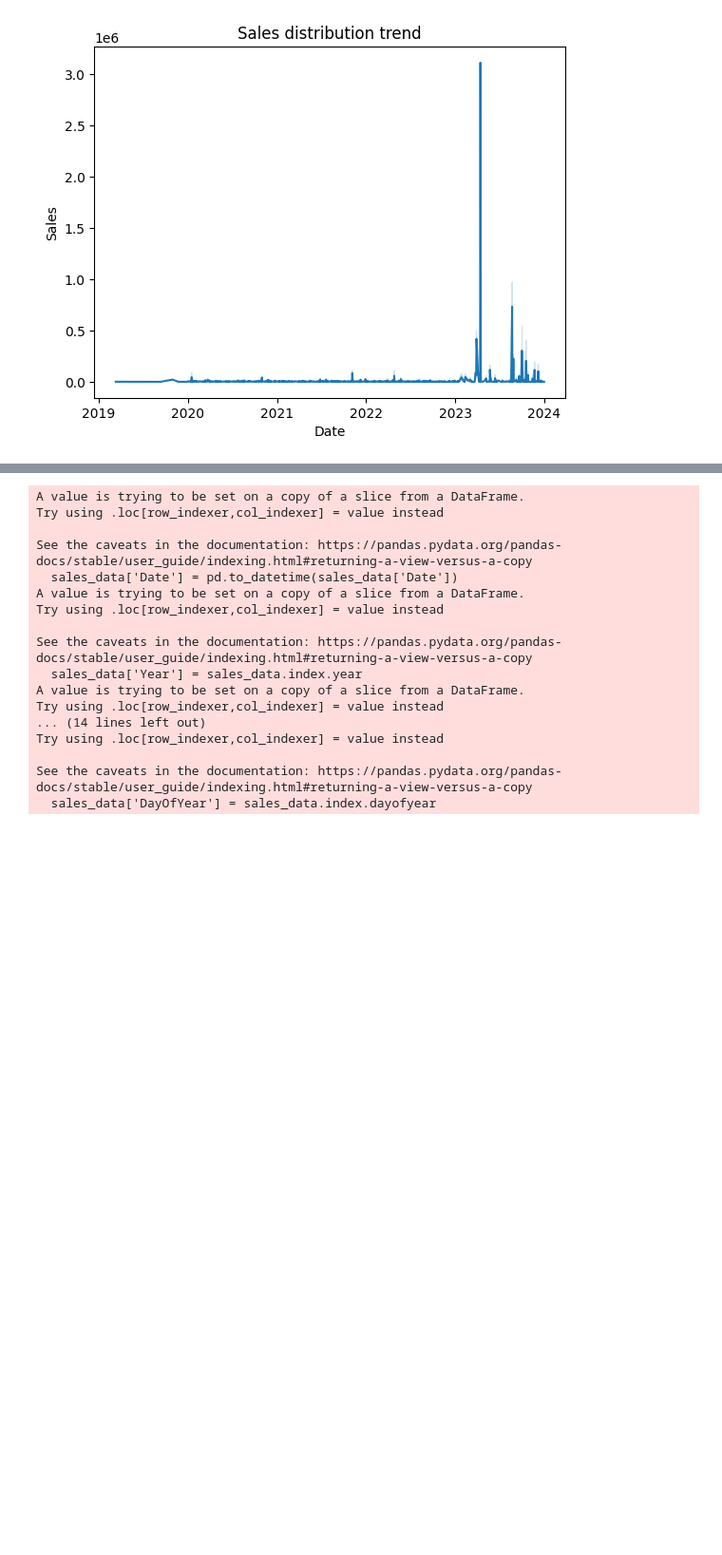
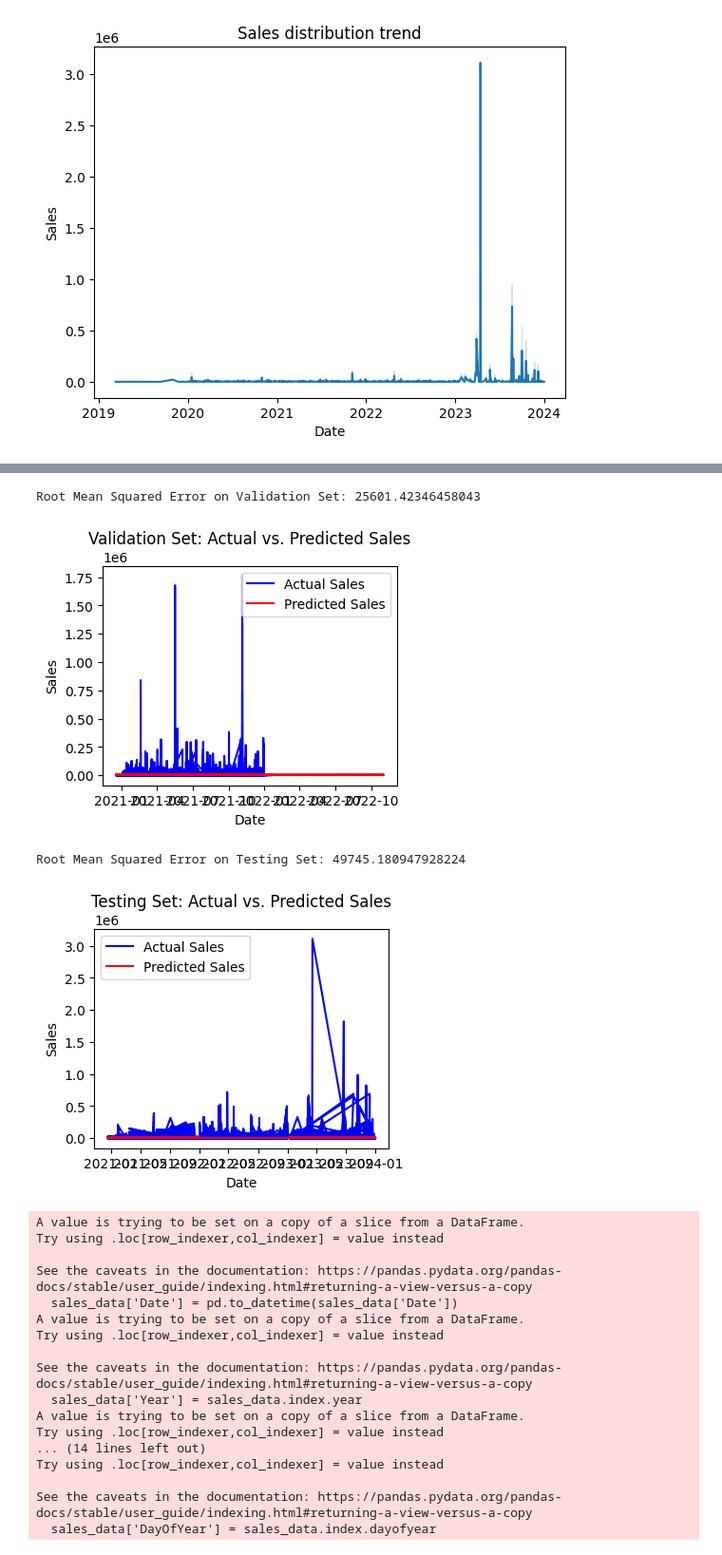
Before and after one commit to Unknown52790/Sales-Prediction, a Jupyter notebook: Sales_Graph.ipynb, the cells around one changed output, grey strips where cells are left out. Shown at 95% size. Cells and saved outputs as stored; diff of their text form; code cells hidden in the pictures; blank space fills up the shorter version.

```diff
--- a/Sales_Graph.ipynb
+++ b/Sales_Graph.ipynb
@@ -189,0 +202,63 @@ Successfully installed klib-1.1.2 screeninfo-0.8.1
+# %%
+from sklearn.model_selection import train_test_split
+from sklearn.linear_model import LinearRegression
+from sklearn.metrics import mean_squared_error
+
+# Load the sales dataset
+sales_data = df[['Date','Sales']]
+
+#according to the correlation matrix the other features seem to not be so relevant
+
+# Preprocess the data
+sales_data['Date'] = pd.to_datetime(sales_data['Date'])
+sales_data.set_index('Date', inplace=True)
+
+# Feature Engineering
+sales_data['Year'] = sales_data.index.year
+sales_data['Month'] = sales_data.index.month
+sales_data['Day'] = sales_data.index.day
+sales_data['DayOfWeek'] = sales_data.index.dayofweek
+sales_data['DayOfYear'] = sales_data.index.dayofyear
+
+# Split the data into training, validation, and testing sets
+X = sales_data[['Year', 'Month', 'Day', 'DayOfWeek', 'DayOfYear']]
+y = sales_data['Sales']
+X_train, X_temp, y_train, y_temp = train_test_split(X, y, test_size=0.4, shuffle=False)
+X_valid, X_test, y_valid, y_test = train_test_split(X_temp, y_temp, test_size=0.5, shuffle=False)
+
+# Train the linear regression model
+model = LinearRegression()
+model.fit(X_train, y_train)
+
+# Validate the model on the validation set
+y_valid_pred = model.predict(X_valid)
+mse_valid = mean_squared_error(y_valid, y_valid_pred)
+rmse_valid = np.sqrt(mse_valid)
+print(f"Root Mean Squared Error on Validation Set: {rmse_valid}")
+
+# Plot predicted sales vs. actual sales for validation set
+plt.figure(figsize=(4, 3))
+plt.plot(X_valid.index, y_valid, label='Actual Sales', color='blue')
+plt.plot(X_valid.index, y_valid_pred, label='Predicted Sales', color='red')
+plt.title('Validation Set: Actual vs. Predicted Sales')
+plt.xlabel('Date')
+plt.ylabel('Sales')
+plt.legend()
+plt.show()
+
+# Evaluate the model on the testing set
+y_test_pred = model.predict(X_test)
+mse_test = mean_squared_error(y_test, y_test_pred)
+rmse_test = np.sqrt(mse_test)
+print(f"Root Mean Squared Error on Testing Set: {rmse_test}")
+
+# Plot predicted sales vs. actual sales for testing set
+plt.figure(figsize=(4, 3))
+plt.plot(X_test.index, y_test, label='Actual Sales', color='blue')
+plt.plot(X_test.index, y_test_pred, label='Predicted Sales', color='red')
+plt.title('Testing Set: Actual vs. Predicted Sales')
+plt.xlabel('Date')
+plt.ylabel('Sales')
+plt.legend()
+plt.show()
+# %% [output]
@@ -190,3 +282,7 @@ Successfully installed klib-1.1.2 screeninfo-0.8.1
+Root Mean Squared Error on Validation Set: 25601.42346458043
+[figure, added]
+Root Mean Squared Error on Testing Set: 49745.180947928224
+[figure, added]
 # %%
 from sklearn.model_selection import train_test_split
 from sklearn.linear_model import LinearRegression
```
Also changed, not shown: parts of 6 cells of this notebook.
